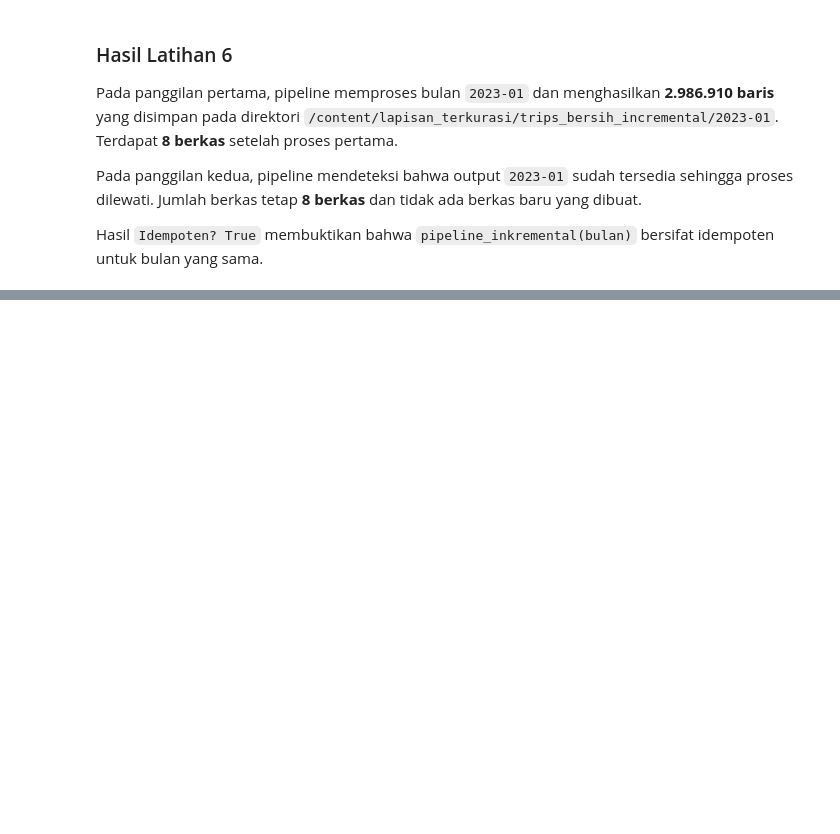
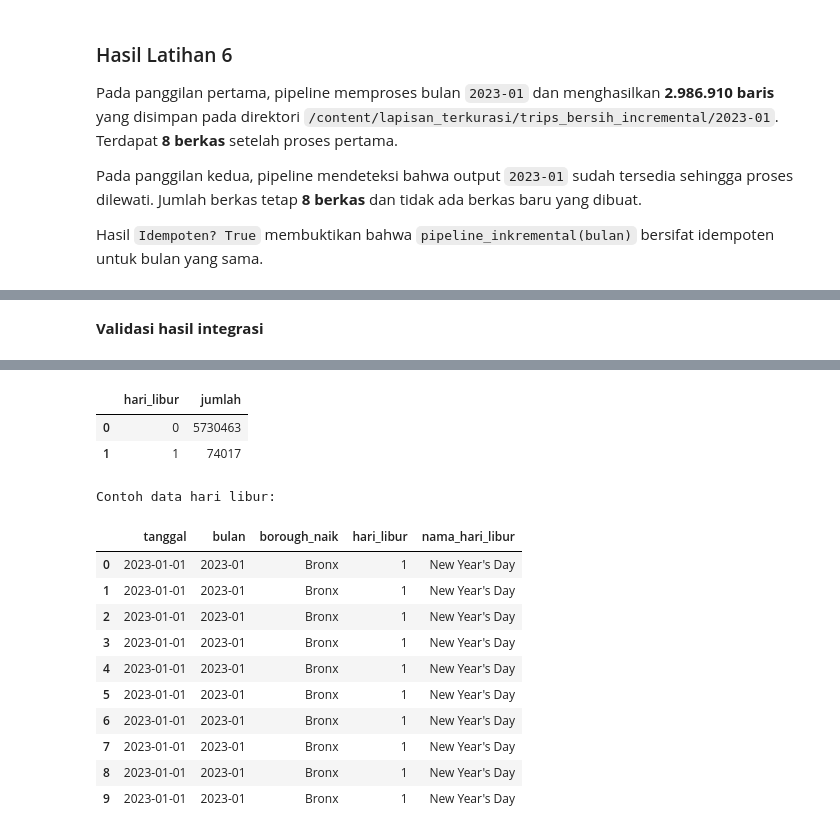
Before and after one commit to iMaIrsdyh/BigData26_B_2411533018_KarimahIrsyadiyah, a Jupyter notebook: Praktikum3/BD_B_P03_2411533018_KarimahIrsyadiyah.ipynb, the cells around one changed output, grey strips where cells are left out. Cells and saved outputs as stored; diff of their text form; code cells hidden in the pictures; blank space fills up the shorter version.

Commit message:
Praktikum 3: K. LANGKAH LANGKAH O. Analisis Hasil P. Studi Kasus Q. Latihan R. Tugas Praktikum S. Pertanyaan Evaluasi

```diff
--- a/Praktikum3/BD_B_P03_2411533018_KarimahIrsyadiyah.ipynb
+++ b/Praktikum3/BD_B_P03_2411533018_KarimahIrsyadiyah.ipynb
@@ -2388,0 +3525,64 @@ Hasil `Idempoten? True` membuktikan bahwa `pipeline_inkremental(bulan)` bersifat
+# %% [markdown]
+**Validasi hasil integrasi**
+# %%
+# R.3 — Validasi dataset hasil integrasi
+
+dataset_final = ds.dataset(
+    OUT_DUA_BULAN_LIBUR,
+    format="parquet",
+    partitioning="hive"
+)
+
+df_cek = dataset_final.to_table().to_pandas()
+
+print("=== VALIDASI DATASET AKHIR ===")
+
+print(
+    "Jumlah baris:",
+    f"{len(df_cek):,}"
+)
+
+print(
+    "Jumlah kolom:",
+    len(df_cek.columns)
+)
+
+print(
+    "\nKolom:"
+)
+
+print(
+    df_cek.columns.tolist()
+)
+
+print(
+    "\nDistribusi hari_libur:"
+)
+
+display(
+    df_cek[
+        "hari_libur"
+    ]
+    .value_counts()
+    .rename_axis("hari_libur")
+    .reset_index(name="jumlah")
+)
+
+print(
+    "\nContoh data hari libur:"
+)
+
+display(
+    df_cek[
+        df_cek["hari_libur"] == 1
+    ][
+        [
+            "tanggal",
+            "bulan",
+            "borough_naik",
+            "hari_libur",
+            "nama_hari_libur"
+        ]
+    ].head(10)
+)
+# %% [output]
@@ -2388,0 +3597,15 @@ Hasil `Idempoten? True` membuktikan bahwa `pipeline_inkremental(bulan)` bersifat
+|  | hari_libur | jumlah |
+| 0 | 0 | 5730463 |
+| 1 | 1 | 74017 |
+Contoh data hari libur:
+|  | tanggal | bulan | borough_naik | hari_libur | nama_hari_libur |
+| 0 | 2023-01-01 | 2023-01 | Bronx | 1 | New Year's Day |
+| 1 | 2023-01-01 | 2023-01 | Bronx | 1 | New Year's Day |
+| 2 | 2023-01-01 | 2023-01 | Bronx | 1 | New Year's Day |
+| 3 | 2023-01-01 | 2023-01 | Bronx | 1 | New Year's Day |
+| 4 | 2023-01-01 | 2023-01 | Bronx | 1 | New Year's Day |
+| 5 | 2023-01-01 | 2023-01 | Bronx | 1 | New Year's Day |
+| 6 | 2023-01-01 | 2023-01 | Bronx | 1 | New Year's Day |
+| 7 | 2023-01-01 | 2023-01 | Bronx | 1 | New Year's Day |
+| 8 | 2023-01-01 | 2023-01 | Bronx | 1 | New Year's Day |
+| 9 | 2023-01-01 | 2023-01 | Bronx | 1 | New Year's Day |
```
Also changed, not shown: parts of 31 cells of this notebook.
